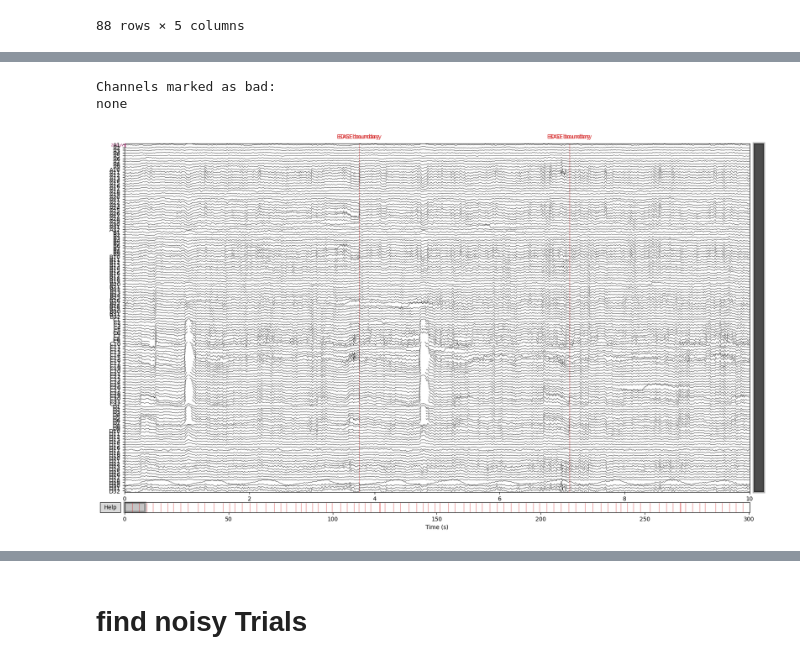
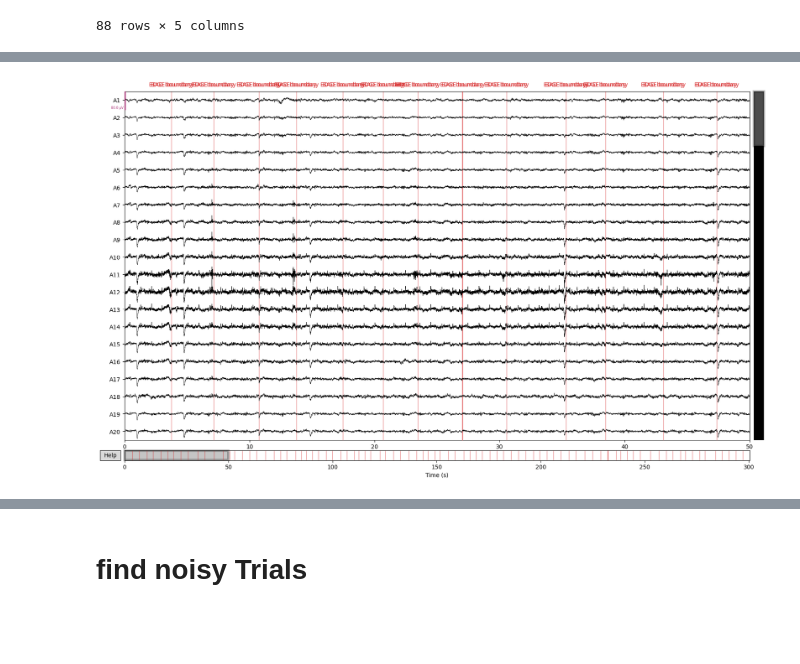
Before and after one commit to MohammadMMK/EEG-analysis-pipeline, a Jupyter notebook: notebooks/subject-preprocess/601.ipynb, the cells around one changed output, grey strips where cells are left out. Drawn from its saved outputs; the diff is of its cells as text; code cells hidden in the pictures; blank space fills up the shorter version.

```diff
--- a/notebooks/subject-preprocess/601.ipynb
+++ b/notebooks/subject-preprocess/601.ipynb
@@ -145,7 +144,5 @@ Plotting power spectral density (dB=True).
 # %%
 %matplotlib qt
-new_raw.plot(use_opengl=True, block=True, n_channels=128, scalings=dict(eeg=10e-6), picks = 'eeg', duration = 10)
+new_raw.plot( n_channels=20, scalings=dict(eeg=40e-6), picks = 'eeg', duration = 50)
 # %% [output]
-Channels marked as bad:
-none
-[figure, old version]
+[figure, new version]
```
Also changed, not shown: parts of 14 cells of this notebook, 8 other files.
